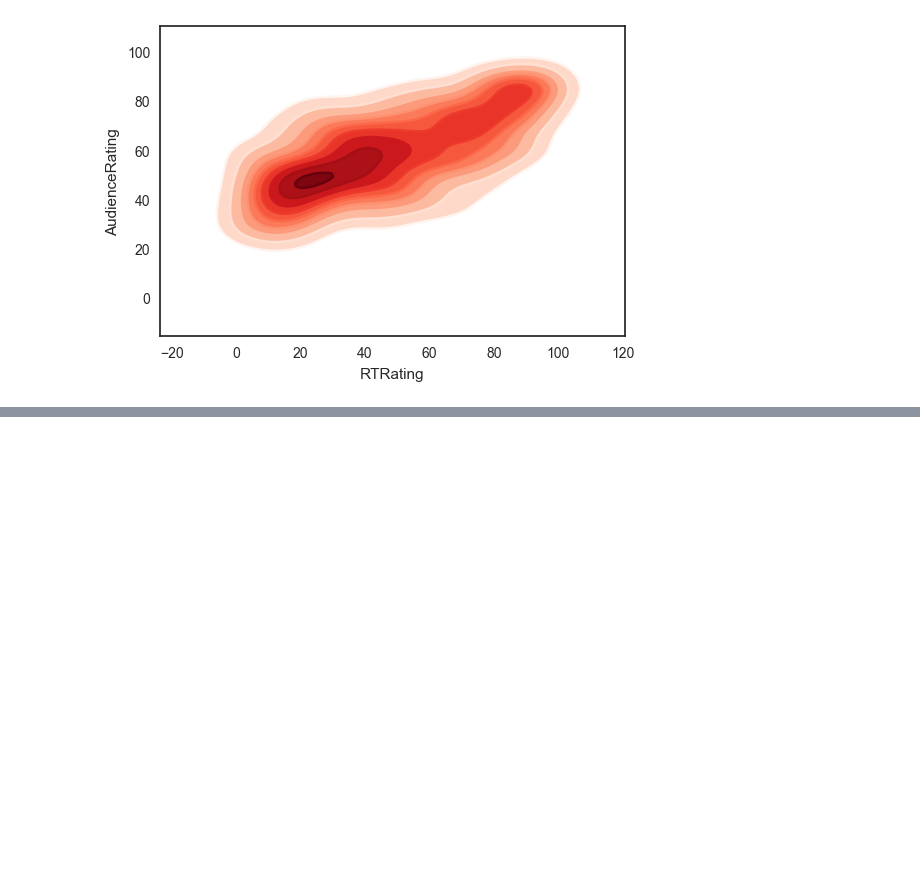
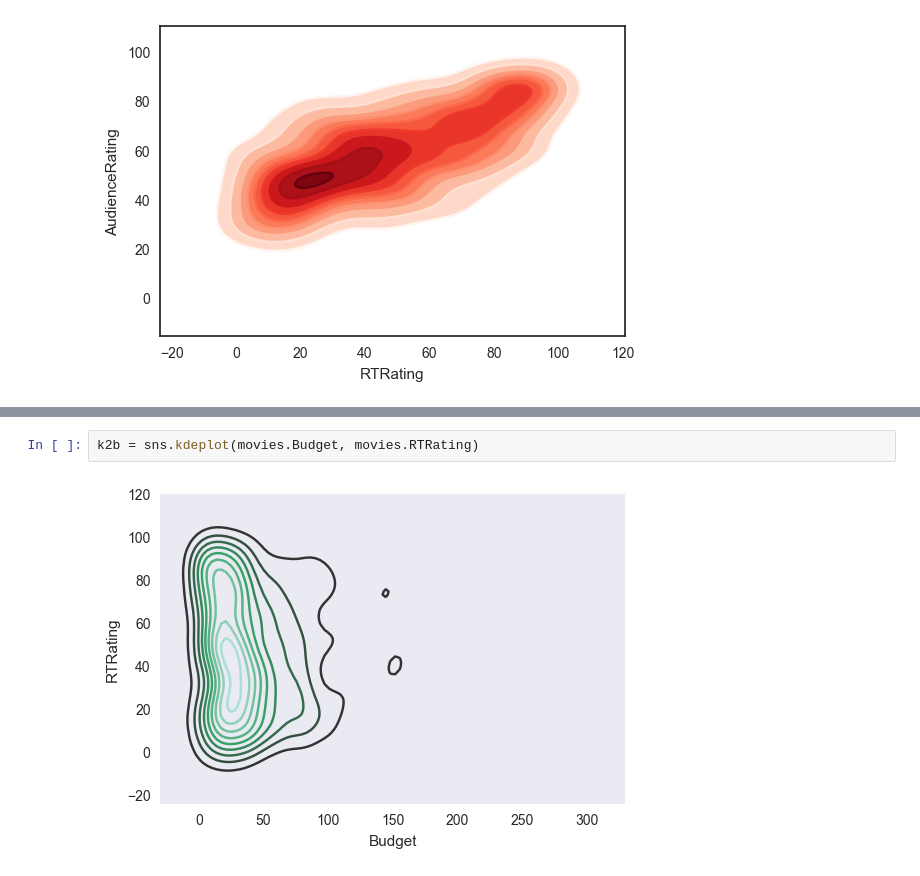
Before and after one commit to epireve/nb-projects, a Jupyter notebook: Movie Ratings Analytics.ipynb, the cells around one changed output, grey strips where cells are left out. Saved outputs shown, nothing was run; the diff lists cells and outputs as text; blank space fills up the shorter version.

```diff
--- a/Movie Ratings Analytics.ipynb
+++ b/Movie Ratings Analytics.ipynb
@@ -343,0 +349,4 @@ k1b = sns.kdeplot(movies.RTRating, movies.AudienceRating, shade=True, shade_lowe
+# %%
+k2b = sns.kdeplot(movies.Budget, movies.RTRating)
+# %% [output]
+[figure, added]
```
Also changed, not shown: parts of 3 cells of this notebook.
